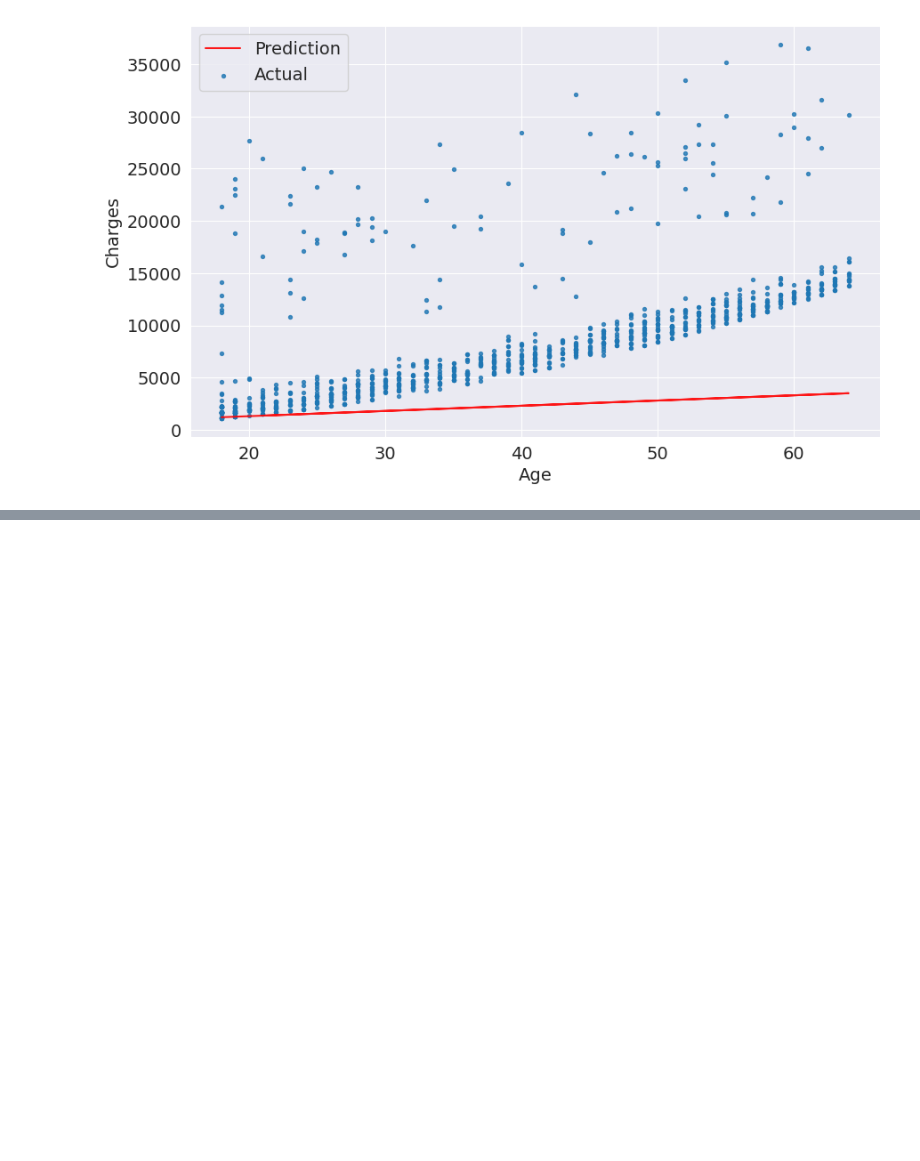
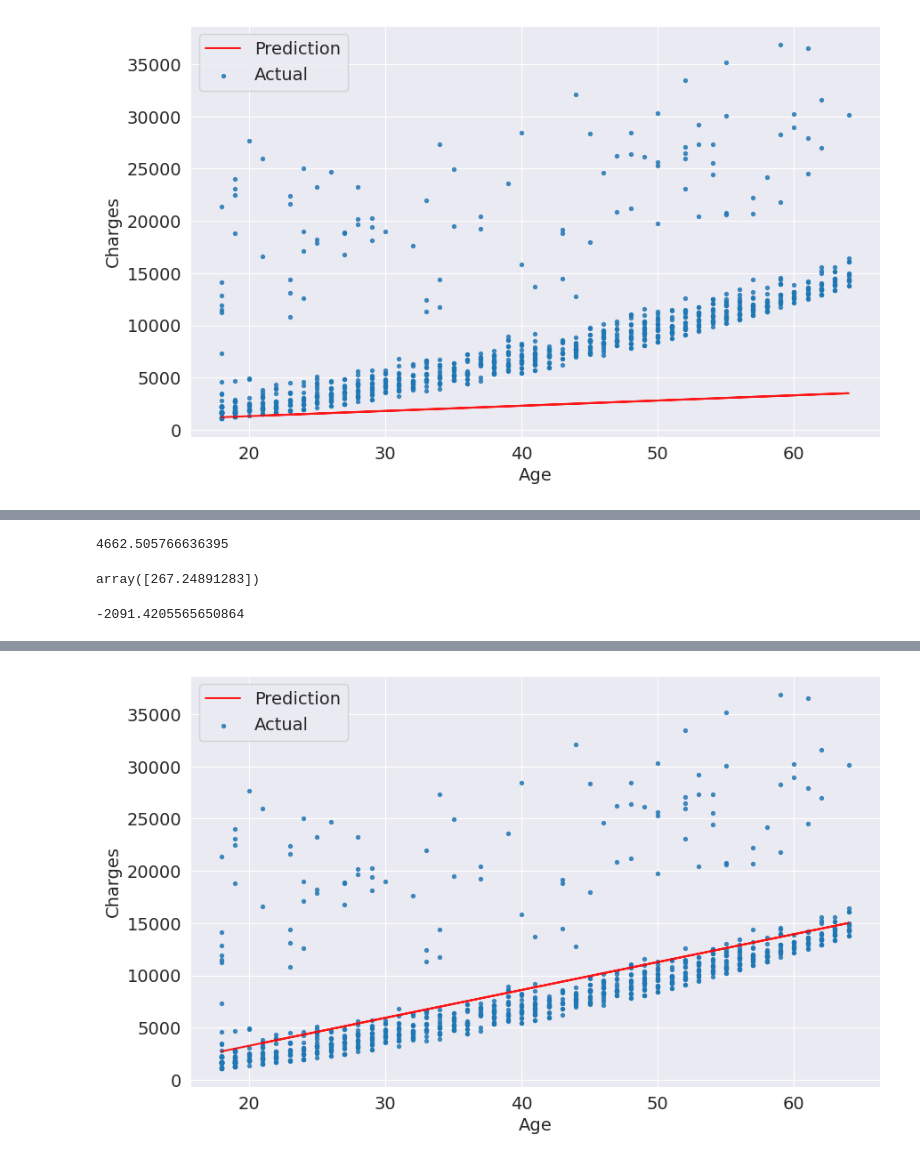
Before and after one commit to RapaDewan/Machine-Learning, a Jupyter notebook: FCC18/FCC18.ipynb, the cells around one changed output, grey strips where cells are left out. Saved outputs shown, nothing was run; the diff lists cells and outputs as text; code cells hidden in the pictures; blank space fills up the shorter version.

```diff
--- a/FCC18/FCC18.ipynb
+++ b/FCC18/FCC18.ipynb
@@ -329,0 +335,2 @@ RMSE Loss:  8312.556156041677
+# %%
+model=LinearRegression()
@@ -329,0 +357,5 @@ RMSE Loss:  8312.556156041677
+# %%
+inputs=non_smoker_df[['age']]
+targets=non_smoker_df.charges
+print('inputs,shape:',inputs.shape)
+print('targets.shape:',targets.shape)
@@ -329,0 +365,2 @@ RMSE Loss:  8312.556156041677
+# %%
+model.fit(inputs,targets)
@@ -329,0 +421,15 @@ RMSE Loss:  8312.556156041677
+# %%
+rmse(targets,predictions)
+# %% [output]
+4662.505766636395
+# %%
+model.coef_
+# %% [output]
+array([267.24891283])
+# %%
+ model.intercept_
+# %% [output]
+-2091.4205565650864
+# %%
+try_parameters(model.coef_,model.intercept_)
+# %% [output]
@@ -329,0 +437 @@ RMSE Loss:  8312.556156041677
+[figure, added]
```
Also changed, not shown: parts of 55 cells of this notebook.
